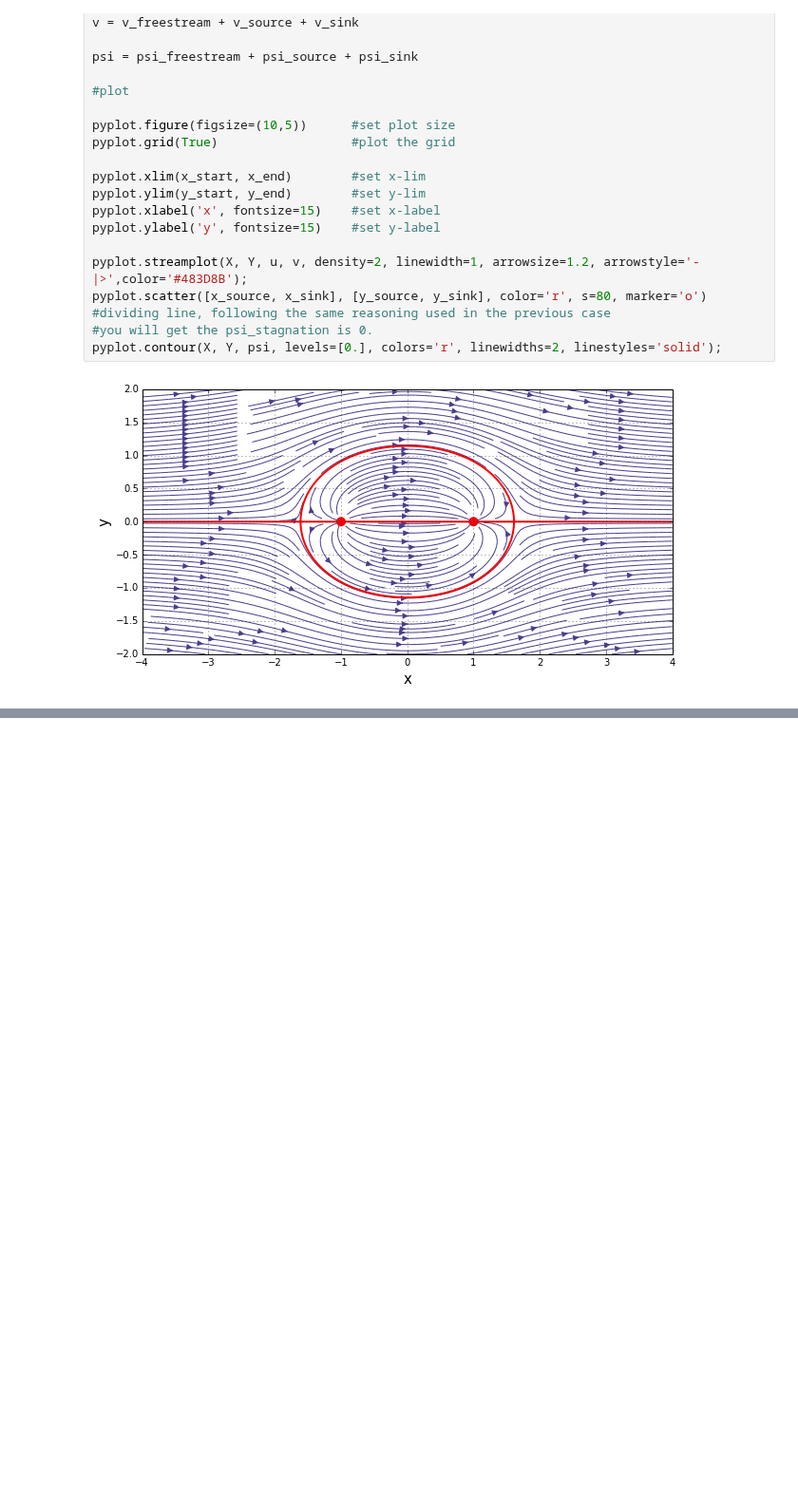
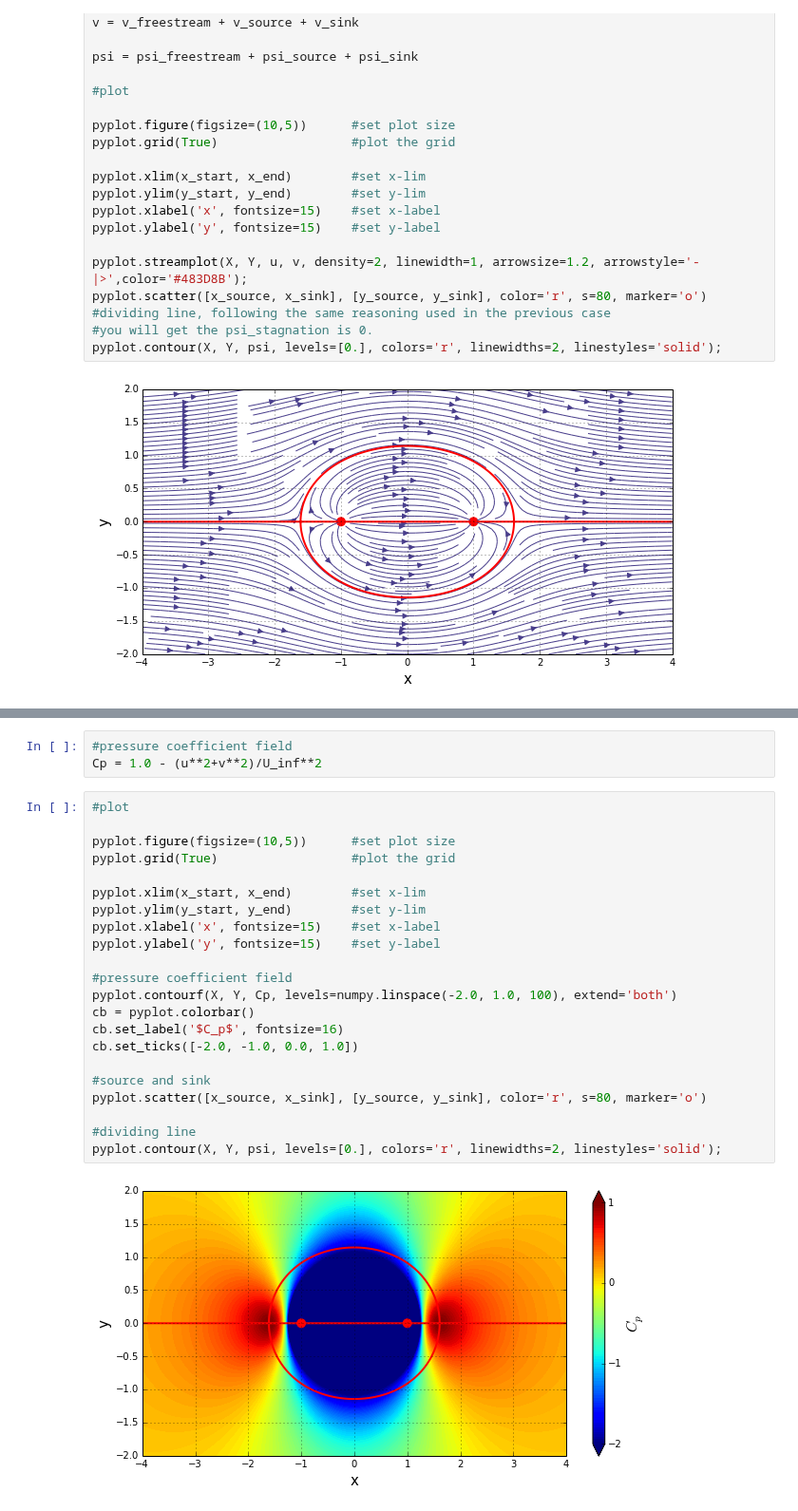
Before and after one commit to engamohd/AeroPython, a Jupyter notebook: my_codes/lesson02_mc.ipynb, the cells around one changed output, grey strips where cells are left out. Shown at 95% size. Drawn from its saved outputs; the diff is of its cells as text; blank space fills up the shorter version.

Commit message:
Adding Cp field

```diff
--- a/my_codes/lesson02_mc.ipynb
+++ b/my_codes/lesson02_mc.ipynb
@@ -215,0 +236,27 @@ pyplot.contour(X, Y, psi, levels=[0.], colors='r', linewidths=2, linestyles='sol
+# %%
+#pressure coefficient field
+Cp = 1.0 - (u**2+v**2)/U_inf**2
+# %%
+#plot
+
+pyplot.figure(figsize=(10,5))      #set plot size
+pyplot.grid(True)                  #plot the grid
+
+pyplot.xlim(x_start, x_end)        #set x-lim
+pyplot.ylim(y_start, y_end)        #set y-lim
+pyplot.xlabel('x', fontsize=15)    #set x-label
+pyplot.ylabel('y', fontsize=15)    #set y-label
+
+#pressure coefficient field
+pyplot.contourf(X, Y, Cp, levels=numpy.linspace(-2.0, 1.0, 100), extend='both')
+cb = pyplot.colorbar()
+cb.set_label('$C_p$', fontsize=16)
+cb.set_ticks([-2.0, -1.0, 0.0, 1.0])
+
+#source and sink
+pyplot.scatter([x_source, x_sink], [y_source, y_sink], color='r', s=80, marker='o')
+
+#dividing line
+pyplot.contour(X, Y, psi, levels=[0.], colors='r', linewidths=2, linestyles='solid');
+# %% [output]
+[figure, added]
```
Also changed, not shown: parts of 1 cell of this notebook.
